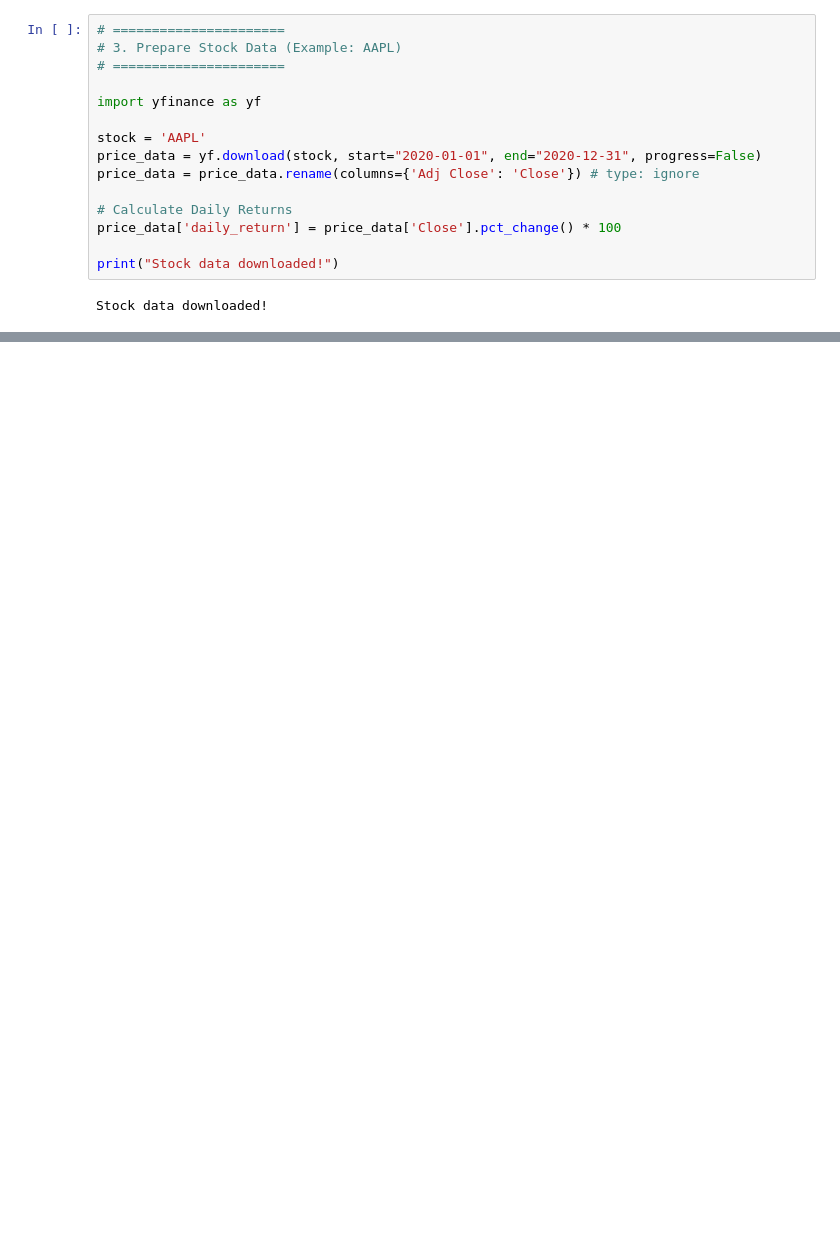
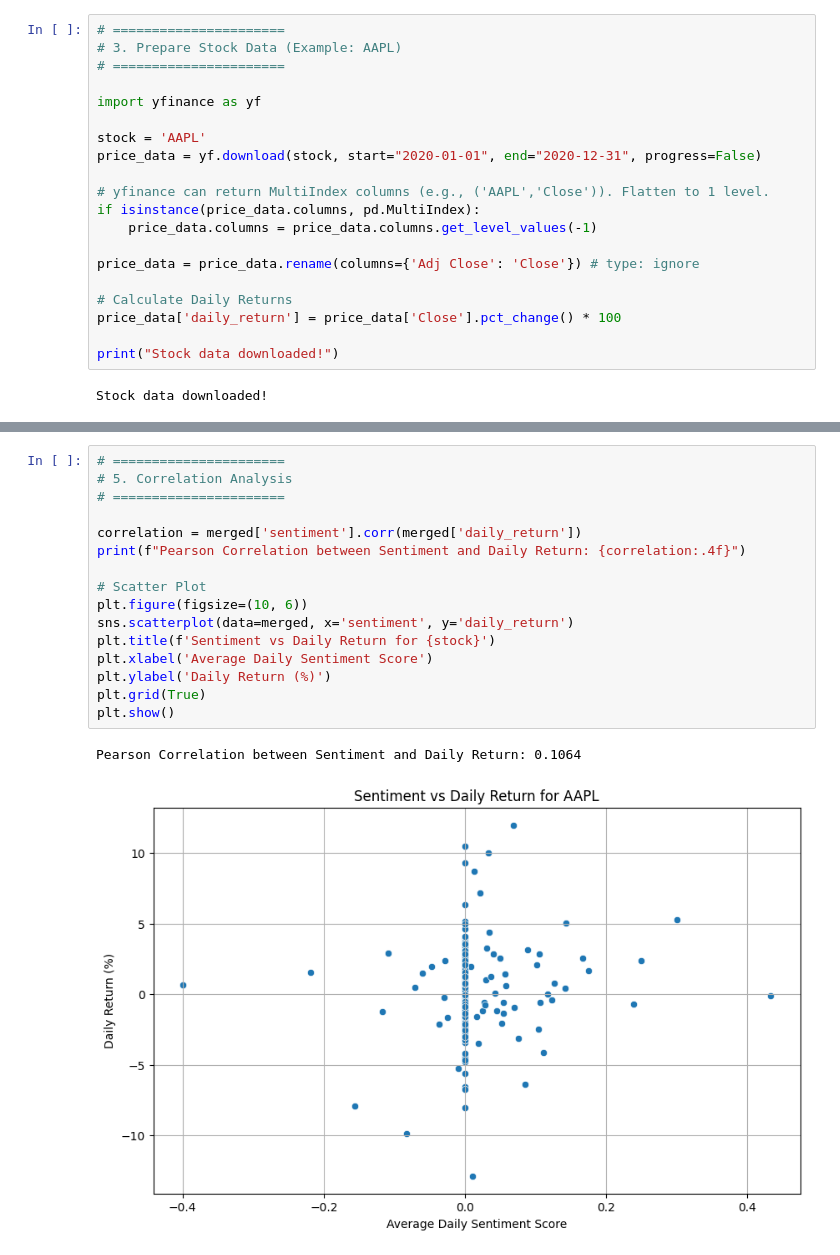
Before and after one commit to Sumeyahassen/news-sentiment-analysis, a Jupyter notebook: notebooks/task3_sentiment_correlation.ipynb, the cells around one changed output, grey strips where cells are left out. Saved outputs shown, nothing was run; the diff lists cells and outputs as text; blank space fills up the shorter version.

Commit message:
proper stock date Merge News Sentiment with Stock Returns correlation analaysis using average dayly reter by analaysis

```diff
--- a/notebooks/task3_sentiment_correlation.ipynb
+++ b/notebooks/task3_sentiment_correlation.ipynb
@@ -80,6 +80,11 @@ import yfinance as yf
 
 stock = 'AAPL'
 price_data = yf.download(stock, start="2020-01-01", end="2020-12-31", progress=False)
+
+# yfinance can return MultiIndex columns (e.g., ('AAPL','Close')). Flatten to 1 level.
+if isinstance(price_data.columns, pd.MultiIndex):
+    price_data.columns = price_data.columns.get_level_values(-1)
+
 price_data = price_data.rename(columns={'Adj Close': 'Close'}) # type: ignore
 
 # Calculate Daily Returns
@@ -90,0 +159,19 @@ Stock data downloaded!
+# %%
+# ======================
+# 5. Correlation Analysis
+# ======================
+
+correlation = merged['sentiment'].corr(merged['daily_return'])
+print(f"Pearson Correlation between Sentiment and Daily Return: {correlation:.4f}")
+
+# Scatter Plot
+plt.figure(figsize=(10, 6))
+sns.scatterplot(data=merged, x='sentiment', y='daily_return')
+plt.title(f'Sentiment vs Daily Return for {stock}')
+plt.xlabel('Average Daily Sentiment Score')
+plt.ylabel('Daily Return (%)')
+plt.grid(True)
+plt.show()
+# %% [output]
+Pearson Correlation between Sentiment and Daily Return: 0.1064
+[figure, added]
```
Also changed, not shown: parts of 3 cells of this notebook.
